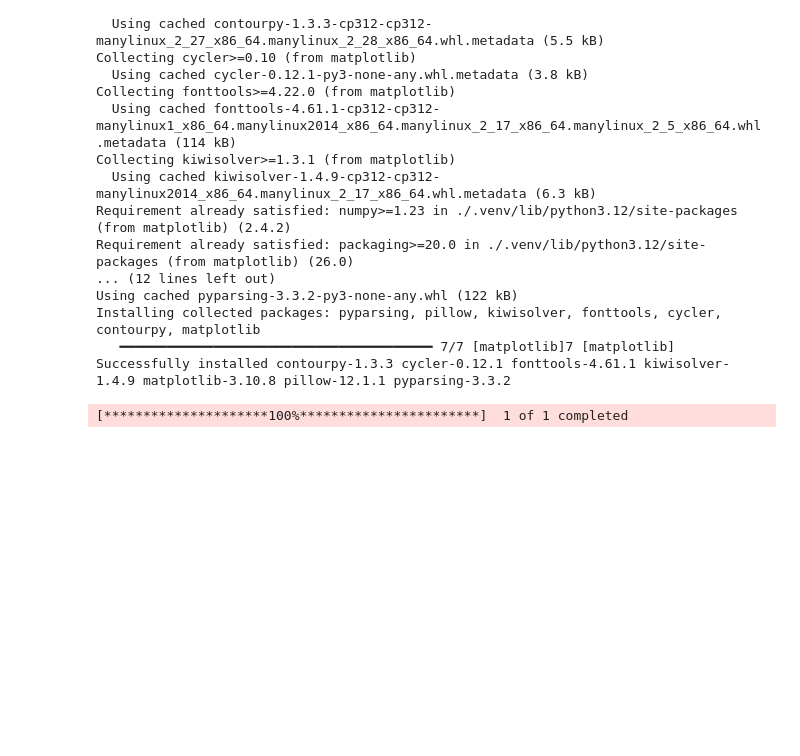
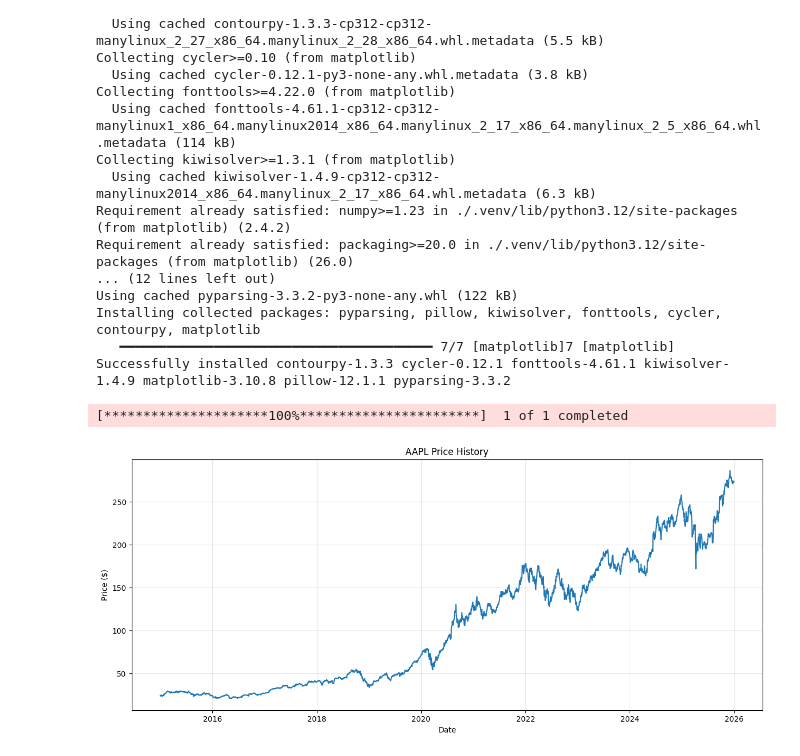
Before and after one commit to sivapira/Momentum_Trading_Project_FM, a Jupyter notebook: rateofchange.ipynb, the cells around one changed output. Cells and saved outputs as stored; diff of their text form; code cells hidden in the pictures; blank space fills up the shorter version.

Commit message:
APPL price history

```diff
--- a/rateofchange.ipynb
+++ b/rateofchange.ipynb
@@ -21,15 +21,25 @@ Successfully installed contourpy-1.3.3 cycler-0.12.1 fonttools-4.61.1 kiwisolver
 # %%
 import yfinance as yf
 import pandas as pd
 import numpy as np
 import matplotlib.pyplot as plt
 
 #step 1 load price data
 ticker = 'AAPL'
 start_date = '2015-01-01'
 end_date = '2025-12-31'
 #download data for apple and time frame from yahoo api
 data = yf.download(ticker, start=start_date, end=end_date) # make data frame
 data = data[['Close']].copy() # only keep the close column, wont change the original data frame
+
+#plot using matplotlib
+plt.figure(figsize=(15, 6))
+plt.plot(data.index, data['Close'])
+plt.title(f'{ticker} Price History')
+plt.xlabel('Date')
+plt.ylabel('Price ($)')
+plt.grid(alpha=0.3)
+plt.show()
 # %% [output]
 [*********************100%***********************]  1 of 1 completed
+[figure, added]
```
